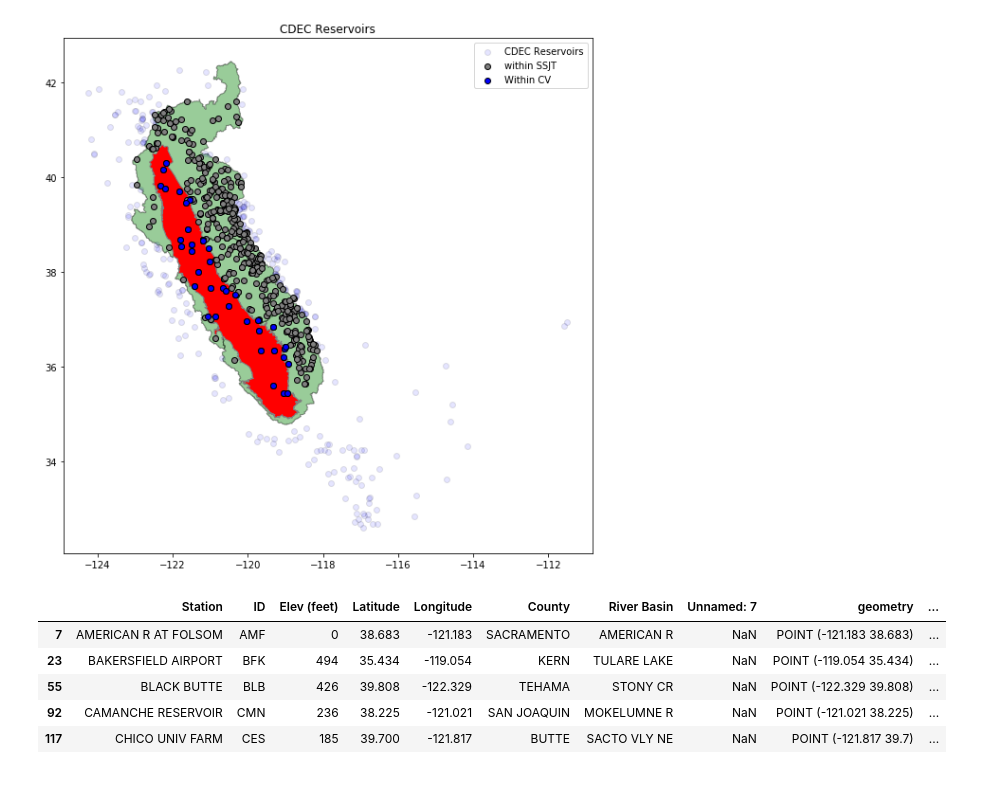
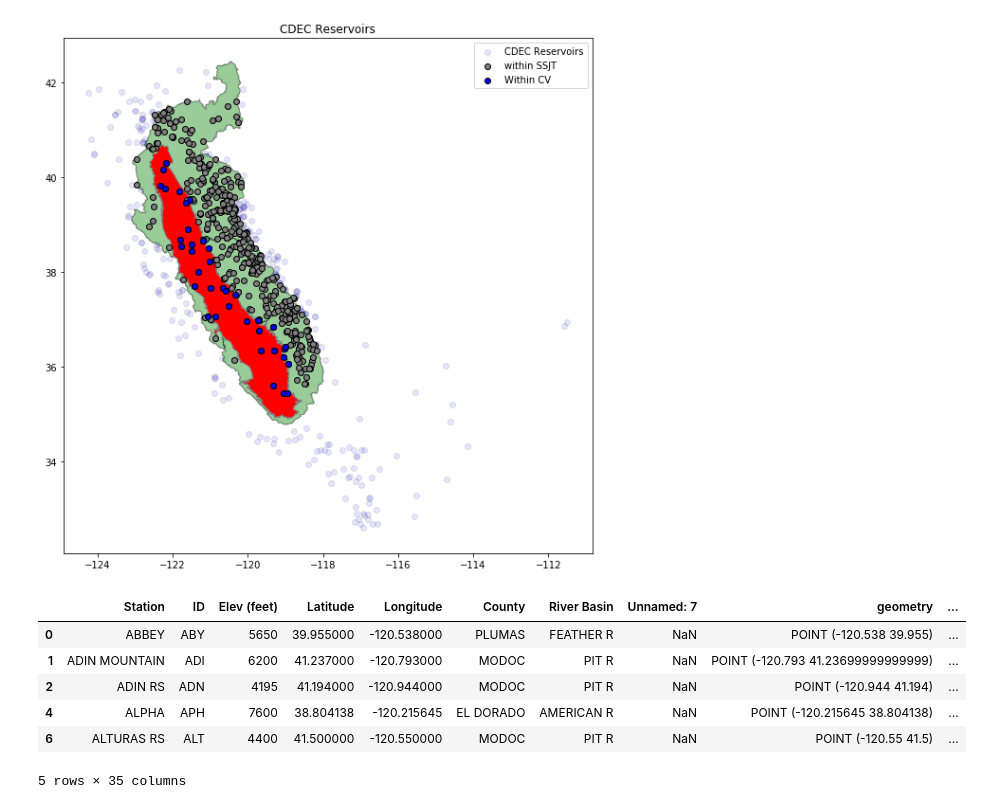
Before and after one commit to kashingtonDC/cvwbm, a Jupyter notebook: code/SSJT_Reservoirs.ipynb, the cells around one changed output. Cells and saved outputs as stored; diff of their text form; code cells hidden in the pictures.

```diff
--- a/code/SSJT_Reservoirs.ipynb
+++ b/code/SSJT_Reservoirs.ipynb
@@ -66,14 +66,15 @@ plt.show()
 # %% [output]
 [figure]
 # %%
-within_cv.head()
+within_ssjt.head()
 # %% [output]
 |  | Station | ID | Elev (feet) | Latitude | Longitude | County | River Basin | Unnamed: 7 | geometry | ... |
-| 7 | AMERICAN R AT FOLSOM | AMF | 0 | 38.683 | -121.183 | SACRAMENTO | AMERICAN R | NaN | POINT (-121.183 38.683) | ... |
-| 23 | BAKERSFIELD AIRPORT | BFK | 494 | 35.434 | -119.054 | KERN | TULARE LAKE | NaN | POINT (-119.054 35.434) | ... |
-| 55 | BLACK BUTTE | BLB | 426 | 39.808 | -122.329 | TEHAMA | STONY CR | NaN | POINT (-122.329 39.808) | ... |
-| 92 | CAMANCHE RESERVOIR | CMN | 236 | 38.225 | -121.021 | SAN JOAQUIN | MOKELUMNE R | NaN | POINT (-121.021 38.225) | ... |
-| 117 | CHICO UNIV FARM | CES | 185 | 39.700 | -121.817 | BUTTE | SACTO VLY NE | NaN | POINT (-121.817 39.7) | ... |
+| 0 | ABBEY | ABY | 5650 | 39.955000 | -120.538000 | PLUMAS | FEATHER R | NaN | POINT (-120.538 39.955) | ... |
+| 1 | ADIN MOUNTAIN | ADI | 6200 | 41.237000 | -120.793000 | MODOC | PIT R | NaN | POINT (-120.793 41.23699999999999) | ... |
+| 2 | ADIN RS | ADN | 4195 | 41.194000 | -120.944000 | MODOC | PIT R | NaN | POINT (-120.944 41.194) | ... |
+| 4 | ALPHA | APH | 7600 | 38.804138 | -120.215645 | EL DORADO | AMERICAN R | NaN | POINT (-120.215645 38.804138) | ... |
+| 6 | ALTURAS RS | ALT | 4400 | 41.500000 | -120.550000 | MODOC | PIT R | NaN | POINT (-120.55 41.5) | ... |
+5 rows × 35 columns
 # %%
 # Download Storage (SensorNums = 15) data by query str:
 
```
Also changed, not shown: parts of 8 cells of this notebook.
